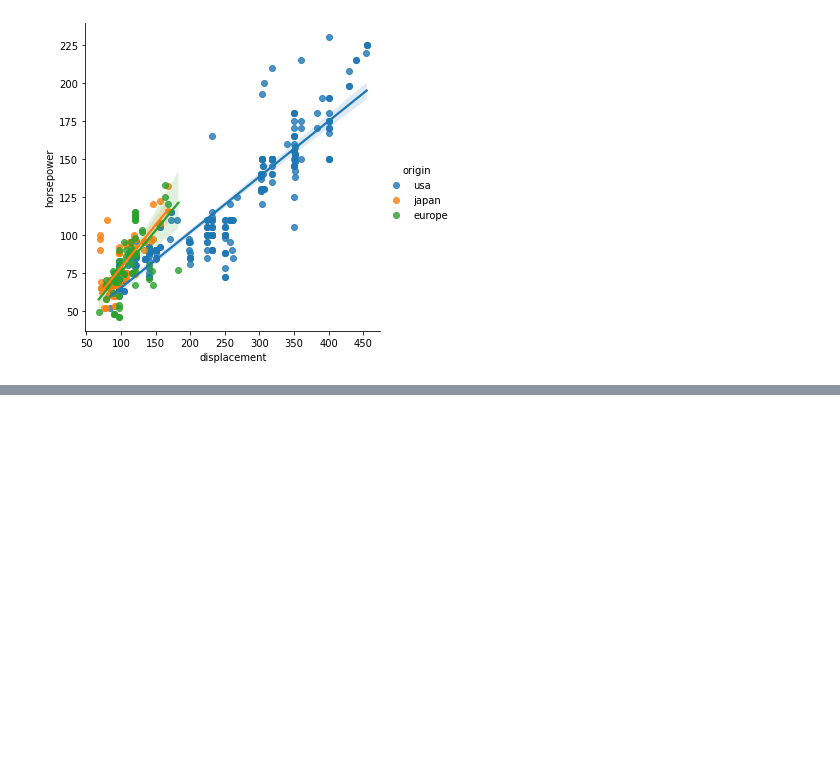
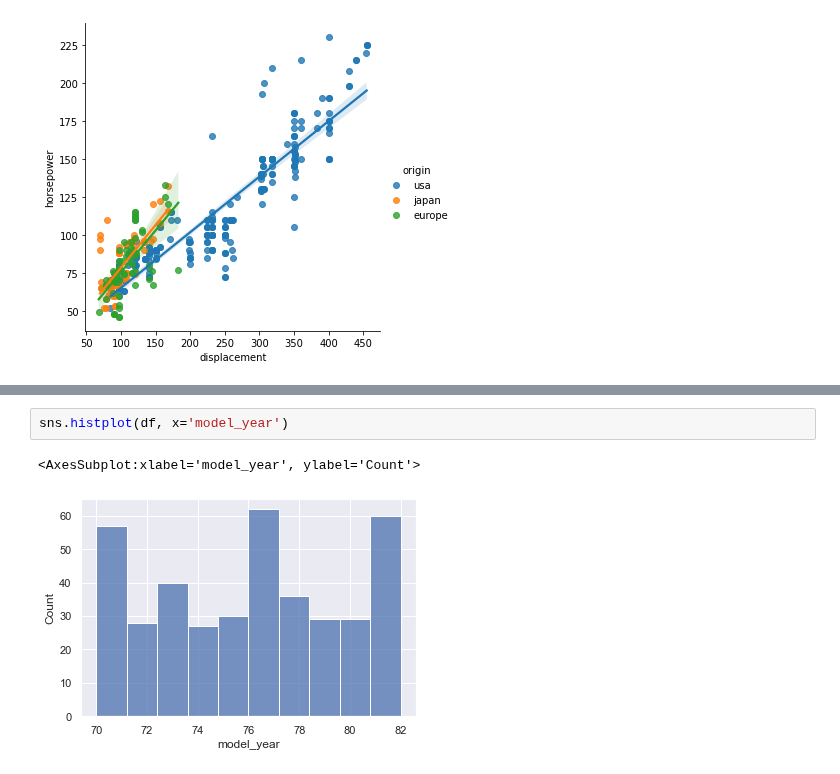
Before and after one commit to Jose-Servin/DataCamp, a Jupyter notebook: Courses/Intermediate_Seaborn/1.1_Intermediate_Seaborn.ipynb, the cells around one changed output, grey strips where cells are left out. Cells and saved outputs as stored; diff of their text form; blank space fills up the shorter version.

```diff
--- a/Courses/Intermediate_Seaborn/1.1_Intermediate_Seaborn.ipynb
+++ b/Courses/Intermediate_Seaborn/1.1_Intermediate_Seaborn.ipynb
@@ -64,0 +88,5 @@ sns.lmplot(data=df, x='displacement', y='horsepower', hue='origin')
+# %%
+sns.histplot(df, x='model_year')
+# %% [output]
+<AxesSubplot:xlabel='model_year', ylabel='Count'>
+[figure, added]
```
Also changed, not shown: parts of 40 cells of this notebook.
